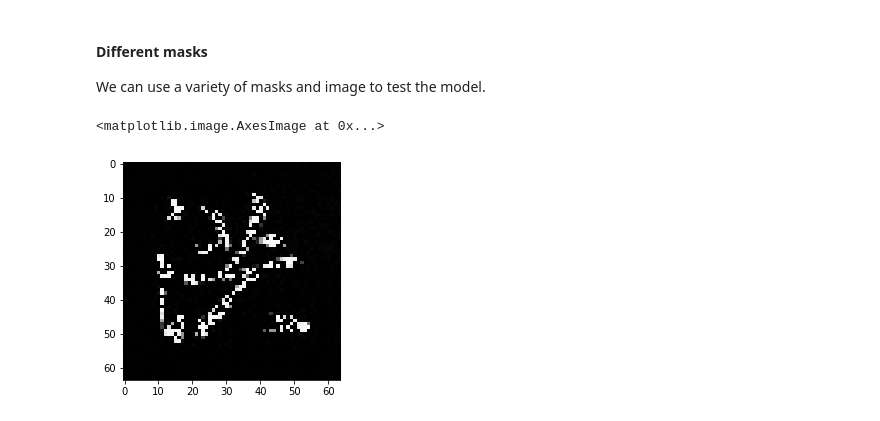
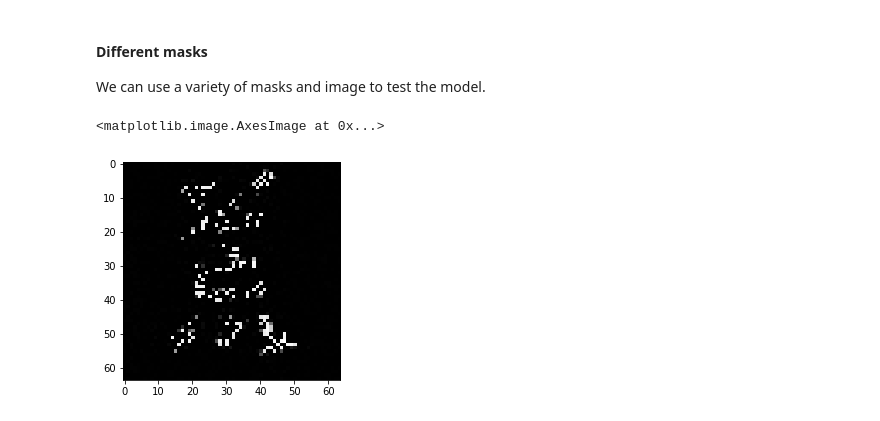
Before and after one commit to chenxinst/CaligraphyRecover, a Jupyter notebook: example-img.ipynb, the cells around one changed output. Drawn from its saved outputs; the diff is of its cells as text; code cells hidden in the pictures.

```diff
--- a/example-img.ipynb
+++ b/example-img.ipynb
@@ -98,17 +98,17 @@ As can be seen, the inpaintings match the context pixels and are fairly diverse.
 We can use a variety of masks and image to test the model.
 # %%
 # Select one of the images to perform inpainting
-img = all_imgs[1]
+img = all_imgs[4]
 
 # Define a random mask
-context_mask = torch.Tensor(64, 64).uniform_() > 0.5
+context_mask = torch.Tensor(64, 64).uniform_() > 0.7
 
 # Visualize occluded image
 occluded_img = img * context_mask.float()
 plt.imshow(occluded_img.permute(1, 2, 0).numpy())
 # %% [output]
 <matplotlib.image.AxesImage at 0x...>
-[figure, old version]
+[figure, new version]
 # %%
 num_inpaintings = 8  # Number of inpaintings to sample from model
 all_inpaintings = torch.zeros(num_inpaintings, 3, 64, 64)
```
Also changed, not shown: parts of 3 cells of this notebook, 1 other file.
